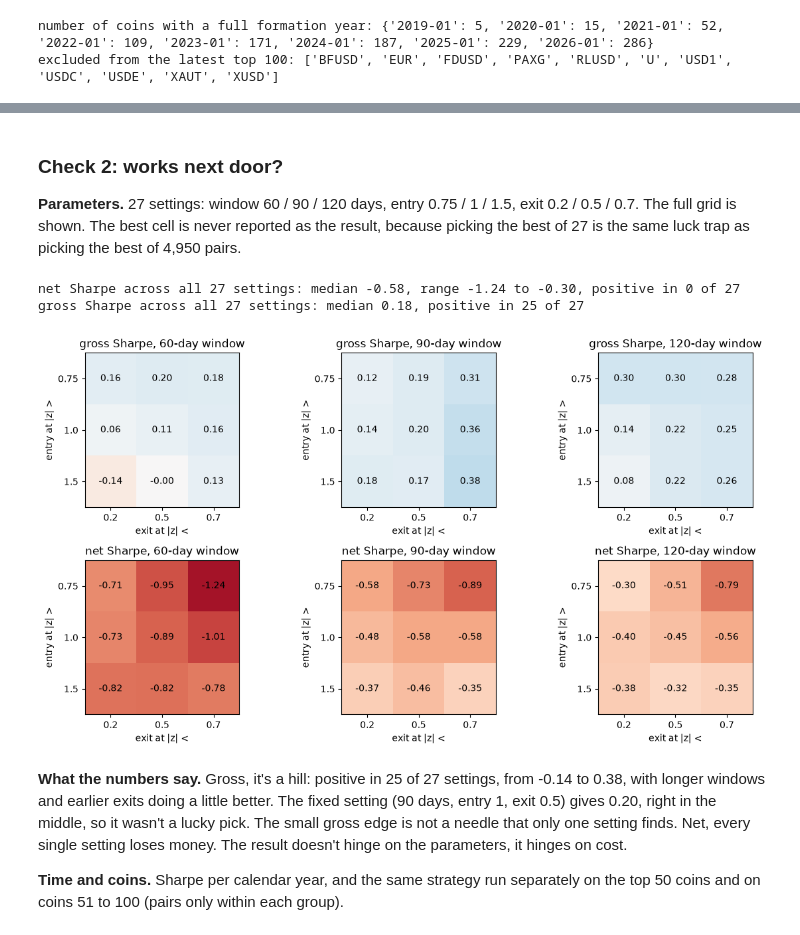
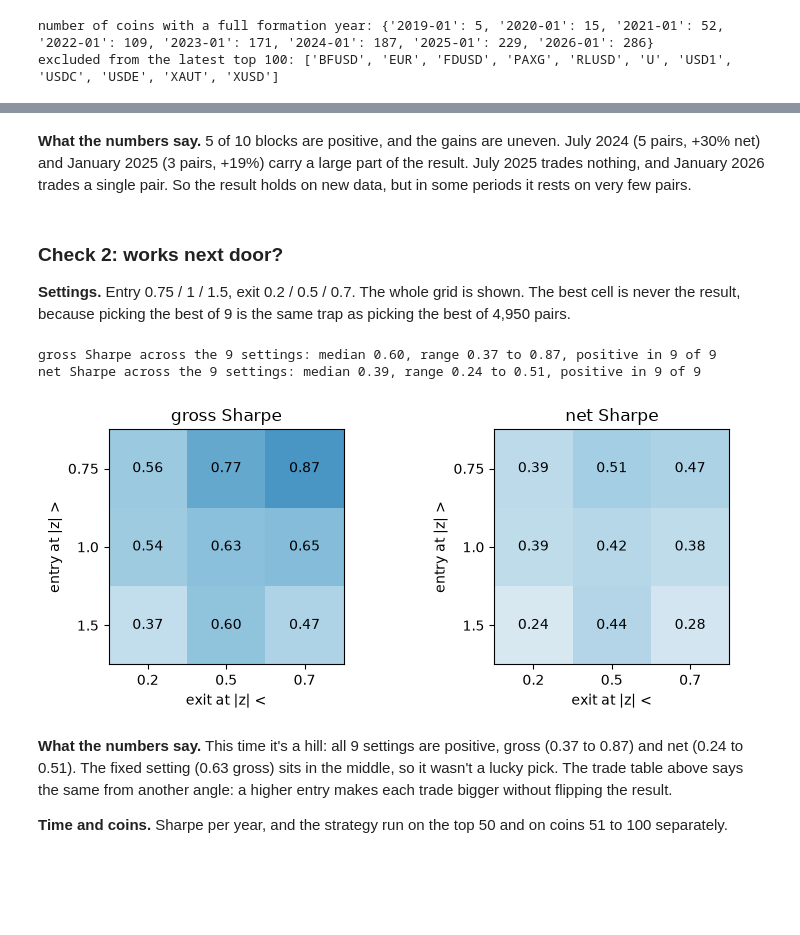
Before and after one commit to Christopher257/Crypto-cointegration-arbitrage, a Jupyter notebook: crypto_stat_arb.ipynb, the cells around one changed output, grey strips where cells are left out. Cells and saved outputs as stored; diff of their text form; code cells hidden in the pictures; blank space fills up the shorter version.

```diff
--- a/crypto_stat_arb.ipynb
+++ b/crypto_stat_arb.ipynb
@@ -135,7 +148,7 @@ DATA, API = "data", "https://api.binance.com/api/v3"
 FIRST_TRADE = pd.Timestamp("2022-01-01")
 FORMATION, REBALANCE = pd.DateOffset(years=1), pd.DateOffset(months=6)
 N_COINS, ALPHA = 100, 0.05            # universe size, significance level of the pair test
-ENTRY, EXIT, WINDOW = 1.0, 0.5, 90    # z-score to open, z-score to close, rolling window in days
+ENTRY, EXIT = 1.0, 0.5                # z-score to open, z-score to close
 COST_BPS = 20                         # all-in cost per unit of turnover
 # %% [markdown]
 ## Data
@@ -381,13 +397,14 @@ def backtest(weights, cost_bps=COST_BPS):
 
 
 def run(periods, **params):
-    """Stitch the 6-month blocks together and backtest them as one portfolio."""
-    w = pd.concat([coin_weights(p["pairs"], p["start"], p["end"], **params) for p in periods]).fillna(0)
-    return backtest(w)
+    """Stitch the 6-month blocks together and backtest them as one portfolio. No pairs: no position."""
+    days = px.loc[periods[0]["start"]:periods[-1]["end"]].index
+    blocks = [coin_weights(p["pairs"], p["start"], p["end"], **params) for p in periods if p["pairs"]]
+    return backtest(pd.concat(blocks).fillna(0).reindex(days).fillna(0) if blocks else pd.DataFrame(index=days))
 
 
 def sharpe(r):
-    return r.mean() / r.std() * np.sqrt(365)
+    return r.mean() / r.std() * np.sqrt(365) if r.std() > 0 else np.nan  # nan: nothing was traded
 
 
 def metrics(r, turnover=None):
@@ -502,44 +576,44 @@ July 2026 had plenty of passes and lost anyway. With ten blocks I wouldn't read
+# %% [markdown]
+**What the numbers say.** 5 of 10 blocks are positive, and the gains are uneven. July 2024
+(5 pairs, +30% net) and January 2025 (3 pairs, +19%) carry a large part of the result. July 2025
+trades nothing, and January 2026 trades a single pair. So the result holds on new data, but in some
+periods it rests on very few pairs.
 # %% [markdown]
 ### Check 2: works next door?
 
-**Parameters.** 27 settings: window 60 / 90 / 120 days, entry 0.75 / 1 / 1.5, exit 0.2 / 0.5 / 0.7.
-The full grid is shown. The best cell is never reported as the result, because picking the
-best of 27 is the same luck trap as picking the best of 4,950 pairs.
+**Settings.** Entry 0.75 / 1 / 1.5, exit 0.2 / 0.5 / 0.7. The whole grid is shown. The best
+cell is never the result, because picking the best of 9 is the same trap as picking the best of 4,950 pairs.
 # %%
 grid = []
-for window in (60, 90, 120):
-    for entry in (0.75, 1.0, 1.5):
-        for exit in (0.2, 0.5, 0.7):
-            r = run(periods, entry=entry, exit=exit, window=window)
-            grid.append({"window": window, "entry": entry, "exit": exit, "gross": sharpe(r["gross"]), "net": sharpe(r["net"])})
+for entry in (0.75, 1.0, 1.5):
+    for exit in (0.2, 0.5, 0.7):
+        r = run(periods, entry=entry, exit=exit)
+        grid.append({"entry": entry, "exit": exit, "gross": sharpe(r["gross"]), "net": sharpe(r["net"])})
 grid = pd.DataFrame(grid)
 
-fig, axes = plt.subplots(2, 3, figsize=(12, 6.4))
-for row, col in enumerate(["gross", "net"]):
-    for ax, (window, part) in zip(axes[row], grid.groupby("window")):
-        table = part.pivot(index="entry", columns="exit", values=col)
-        ax.imshow(table, cmap="RdBu", vmin=-1.5, vmax=1.5)
-        for (i, j), v in np.ndenumerate(table.values):
-            ax.text(j, i, f"{v:.2f}", ha="center", va="center")
-        ax.set(title=f"{col} Sharpe, {window}-day window", xticks=range(3), xticklabels=table.columns,
-               yticks=range(3), yticklabels=table.index, xlabel="exit at |z| <", ylabel="entry at |z| >")
+fig, axes = plt.subplots(1, 2, figsize=(8, 3.3))
+for ax, col in zip(axes, ["gross", "net"]):
+    table = grid.pivot(index="entry", columns="exit", values=col)
+    ax.imshow(table, cmap="RdBu", vmin=-1.5, vmax=1.5)
+    for (i, j), v in np.ndenumerate(table.values):
+        ax.text(j, i, f"{v:.2f}", ha="center", va="center")
+    ax.set(title=f"{col} Sharpe", xticks=range(3), xticklabels=table.columns,
+           yticks=range(3), yticklabels=table.index, xlabel="exit at |z| <", ylabel="entry at |z| >")
 plt.tight_layout()
-print(f"net Sharpe across all 27 settings: median {grid['net'].median():.2f}, "
-      f"range {grid['net'].min():.2f} to {grid['net'].max():.2f}, positive in {(grid['net'] > 0).sum()} of 27")
-print(f"gross Sharpe across all 27 settings: median {grid['gross'].median():.2f}, positive in {(grid['gross'] > 0).sum()} of 27")
+for col in ("gross", "net"):
+    print(f"{col} Sharpe across the 9 settings: median {grid[col].median():.2f}, "
+          f"range {grid[col].min():.2f} to {grid[col].max():.2f}, positive in {(grid[col] > 0).sum()} of 9")
 # %% [output]
-net Sharpe across all 27 settings: median -0.58, range -1.24 to -0.30, positive in 0 of 27
-gross Sharpe across all 27 settings: median 0.18, positive in 25 of 27
+gross Sharpe across the 9 settings: median 0.60, range 0.37 to 0.87, positive in 9 of 9
+net Sharpe across the 9 settings: median 0.39, range 0.24 to 0.51, positive in 9 of 9
-[figure, old version]
+[figure, new version]
 # %% [markdown]
-**What the numbers say.** Gross, it's a hill: positive in 25 of 27 settings, from -0.14 to
-0.38, with longer windows and earlier exits doing a little better. The fixed setting (90 days,
-entry 1, exit 0.5) gives 0.20, right in the middle, so it wasn't a lucky pick. The small gross
-edge is not a needle that only one setting finds. Net, every single setting
-loses money. The result doesn't hinge on the parameters, it hinges on cost.
+**What the numbers say.** This time it's a hill: all 9 settings are positive, gross (0.37 to 0.87)
+and net (0.24 to 0.51). The fixed setting (0.63 gross) sits in the middle, so it wasn't a lucky
+pick. The trade table above says the same from another angle: a higher entry makes each trade
+bigger without flipping the result.
 
-**Time and coins.** Sharpe per calendar year, and the same strategy run separately on the
-top 50 coins and on coins 51 to 100 (pairs only within each group).
+**Time and coins.** Sharpe per year, and the strategy run on the top 50 and on coins 51 to 100 separately.
 # %%
 by_year = result.groupby(result.index.year)
 display(pd.DataFrame({"gross Sharpe": by_year["gross"].apply(sharpe), "net Sharpe": by_year["net"].apply(sharpe),
```
Also changed, not shown: parts of 43 cells of this notebook, 1 other file.
